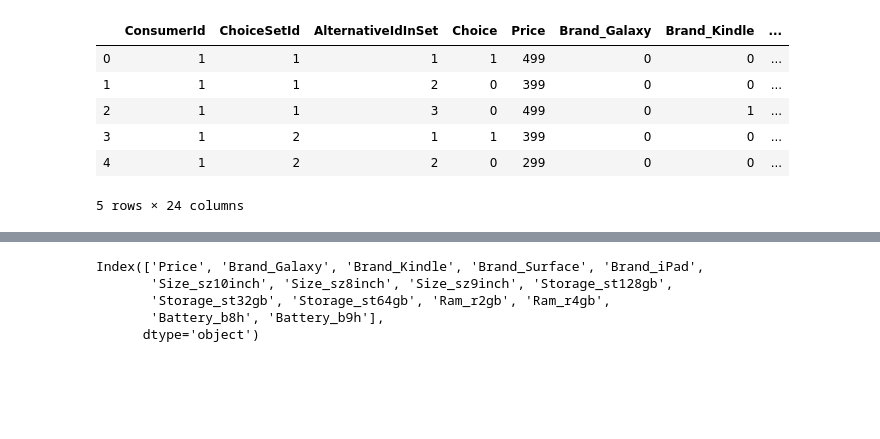
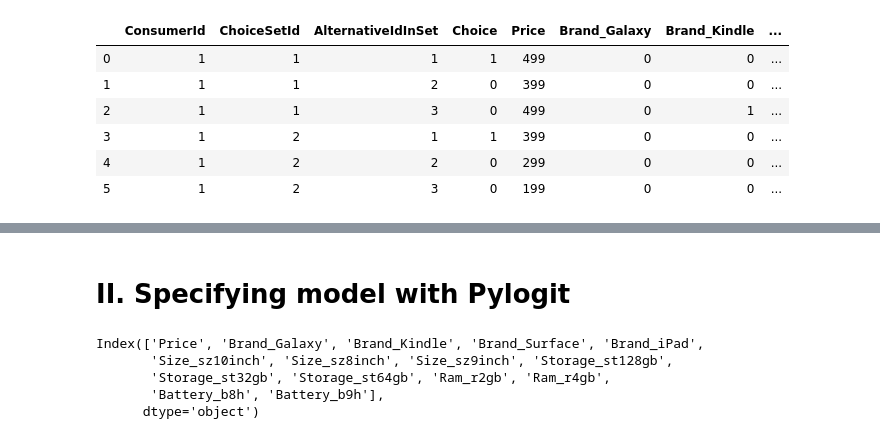
Before and after one commit to nguyenkhoi6394/Conjoint-Analysis, a Jupyter notebook: Choice-based Conjoint.ipynb, the cells around one changed output, grey strips where cells are left out. Cells and saved outputs as stored; diff of their text form; code cells hidden in the pictures; blank space fills up the shorter version.

```diff
--- a/Choice-based Conjoint.ipynb
+++ b/Choice-based Conjoint.ipynb
@@ -22,8 +22,11 @@ Requirement already satisfied: six in d:\program files\data science\anaconda\lib
 # %%
-df=pd.read_csv('conjoint_tablet_data.csv')
+data=pd.read_csv('conjoint_tablet_data.csv')
+df=data.copy() #we will keep the original dataset for other uses
+
 df['Price']=df['Price'].str[1:]
 df['Price']=df['Price'].astype('int')
-df.head(5)
+
+df.head(6)
 # %% [output]
 |  | ConsumerId | ChoiceSetId | AlternativeIdInSet | Choice | Brand | Size | Storage | Ram | Battery | ... |
 | 0 | 1 | 1 | 1 | 1 | iPad | sz7inch | st32gb | r4gb | b7h | ... |
@@ -34,11 +48,12 @@ df.head(5)
 # %%
 df=pd.get_dummies(df,columns=['Brand','Size','Storage','Ram','Battery']).astype('int')
-df.head(5)
+df.drop(['Brand_Nexus','Size_sz7inch','Storage_st16gb','Battery_b7h','Ram_r1gb'],axis=1,inplace=True)
+df.head(6)
 # %% [output]
 |  | ConsumerId | ChoiceSetId | AlternativeIdInSet | Choice | Price | Brand_Galaxy | Brand_Kindle | ... |
 | 0 | 1 | 1 | 1 | 1 | 499 | 0 | 0 | ... |
 | 1 | 1 | 1 | 2 | 0 | 399 | 0 | 0 | ... |
 | 2 | 1 | 1 | 3 | 0 | 499 | 0 | 1 | ... |
 | 3 | 1 | 2 | 1 | 1 | 399 | 0 | 0 | ... |
 | 4 | 1 | 2 | 2 | 0 | 299 | 0 | 0 | ... |
+| 5 | 1 | 2 | 3 | 0 | 199 | 0 | 0 | ... |
-5 rows × 24 columns
@@ -64,6 +77,8 @@ Battery_b8h           6165 non-null int32
 Battery_b9h           6165 non-null int32
 dtypes: int32(19)
 memory usage: 457.7 KB
+# %% [markdown]
+# II. Specifying model with Pylogit
 # %%
 variable=df.iloc[:,4:].columns
 variable
```
Also changed, not shown: parts of 33 cells of this notebook, 1 other file.
